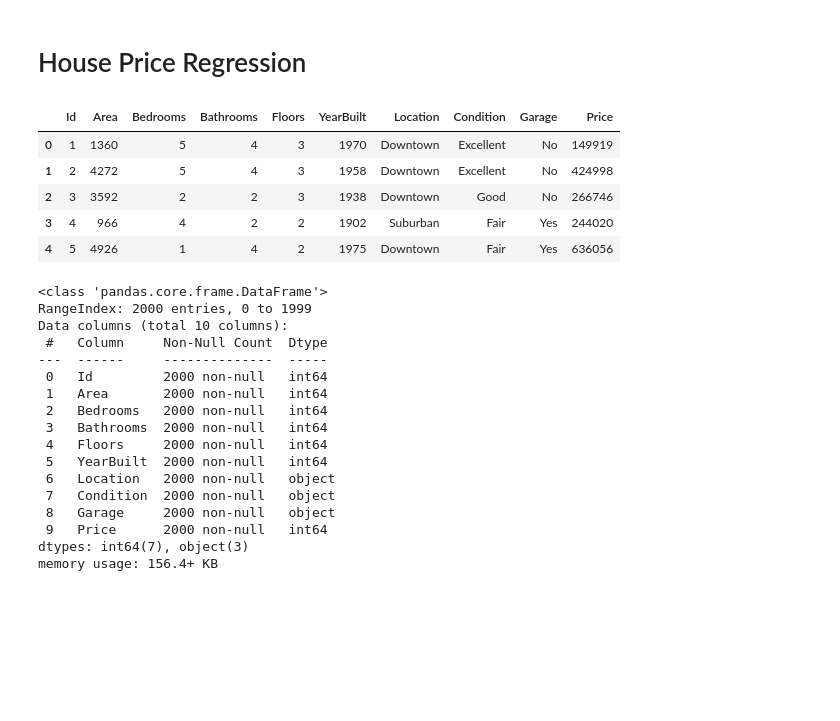
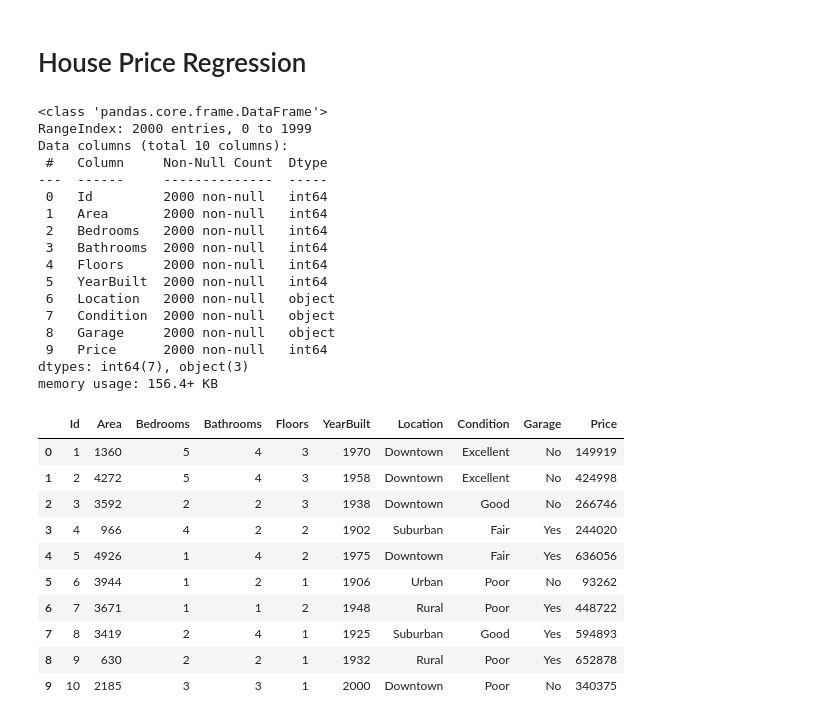
Before and after one commit to Olanle/Revision-Projects-Titanic-HousePrice-ImageClass, a Jupyter notebook: Revision Projects - Titanic, HousePrice, ImageClass.ipynb, the cells around one changed output. Saved outputs shown, nothing was run; the diff lists cells and outputs as text; code cells hidden in the pictures; blank space fills up the shorter version.

```diff
--- a/Revision Projects - Titanic, HousePrice, ImageClass.ipynb
+++ b/Revision Projects - Titanic, HousePrice, ImageClass.ipynb
@@ -146,31 +146,36 @@ weighted avg       0.81      0.81      0.81       179
 # Loading Dataset
 import pandas as pd
 data = pd.read_csv('/content/House Price Prediction Dataset.csv')
-data.head()
+data.info()
 # %% [output]
-|  | Id | Area | Bedrooms | Bathrooms | Floors | YearBuilt | Location | Condition | Garage | Price |
-| 0 | 1 | 1360 | 5 | 4 | 3 | 1970 | Downtown | Excellent | No | 149919 |
-| 1 | 2 | 4272 | 5 | 4 | 3 | 1958 | Downtown | Excellent | No | 424998 |
-| 2 | 3 | 3592 | 2 | 2 | 3 | 1938 | Downtown | Good | No | 266746 |
-| 3 | 4 | 966 | 4 | 2 | 2 | 1902 | Suburban | Fair | Yes | 244020 |
-| 4 | 5 | 4926 | 1 | 4 | 2 | 1975 | Downtown | Fair | Yes | 636056 |
+<class 'pandas.core.frame.DataFrame'>
+RangeIndex: 2000 entries, 0 to 1999
+Data columns (total 10 columns):
+ #   Column     Non-Null Count  Dtype
+---  ------     --------------  -----
+ 0   Id         2000 non-null   int64
+ 1   Area       2000 non-null   int64
+ 2   Bedrooms   2000 non-null   int64
+ 3   Bathrooms  2000 non-null   int64
+ 4   Floors     2000 non-null   int64
+ 5   YearBuilt  2000 non-null   int64
+ 6   Location   2000 non-null   object
+ 7   Condition  2000 non-null   object
+ 8   Garage     2000 non-null   object
+ 9   Price      2000 non-null   int64
+dtypes: int64(7), object(3)
+memory usage: 156.4+ KB
-# %%
-data.info()
-# %% [output]
-<class 'pandas.core.frame.DataFrame'>
-RangeIndex: 2000 entries, 0 to 1999
-Data columns (total 10 columns):
- #   Column     Non-Null Count  Dtype
----  ------     --------------  -----
- 0   Id         2000 non-null   int64
- 1   Area       2000 non-null   int64
- 2   Bedrooms   2000 non-null   int64
- 3   Bathrooms  2000 non-null   int64
- 4   Floors     2000 non-null   int64
- 5   YearBuilt  2000 non-null   int64
- 6   Location   2000 non-null   object
- 7   Condition  2000 non-null   object
- 8   Garage     2000 non-null   object
- 9   Price      2000 non-null   int64
-dtypes: int64(7), object(3)
-memory usage: 156.4+ KB
+# %%
+data.head(10)
+# %% [output]
+|  | Id | Area | Bedrooms | Bathrooms | Floors | YearBuilt | Location | Condition | Garage | Price |
+| 0 | 1 | 1360 | 5 | 4 | 3 | 1970 | Downtown | Excellent | No | 149919 |
+| 1 | 2 | 4272 | 5 | 4 | 3 | 1958 | Downtown | Excellent | No | 424998 |
+| 2 | 3 | 3592 | 2 | 2 | 3 | 1938 | Downtown | Good | No | 266746 |
+| 3 | 4 | 966 | 4 | 2 | 2 | 1902 | Suburban | Fair | Yes | 244020 |
+| 4 | 5 | 4926 | 1 | 4 | 2 | 1975 | Downtown | Fair | Yes | 636056 |
+| 5 | 6 | 3944 | 1 | 2 | 1 | 1906 | Urban | Poor | No | 93262 |
+| 6 | 7 | 3671 | 1 | 1 | 2 | 1948 | Rural | Poor | Yes | 448722 |
+| 7 | 8 | 3419 | 2 | 4 | 1 | 1925 | Suburban | Good | Yes | 594893 |
+| 8 | 9 | 630 | 2 | 2 | 1 | 1932 | Rural | Poor | Yes | 652878 |
+| 9 | 10 | 2185 | 3 | 3 | 1 | 2000 | Downtown | Poor | No | 340375 |
```
Also changed, not shown: parts of 1 cell of this notebook.
